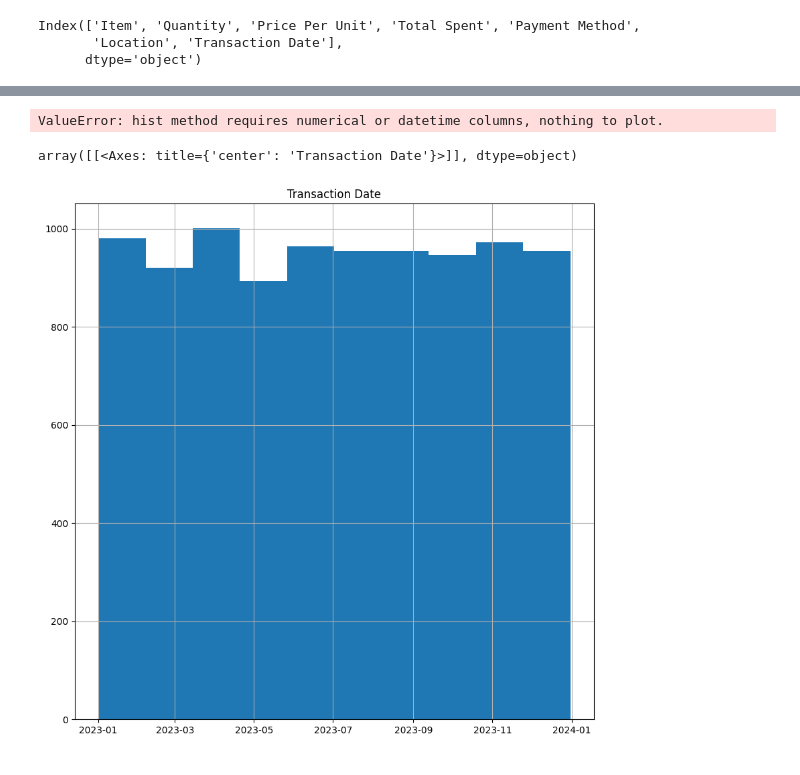
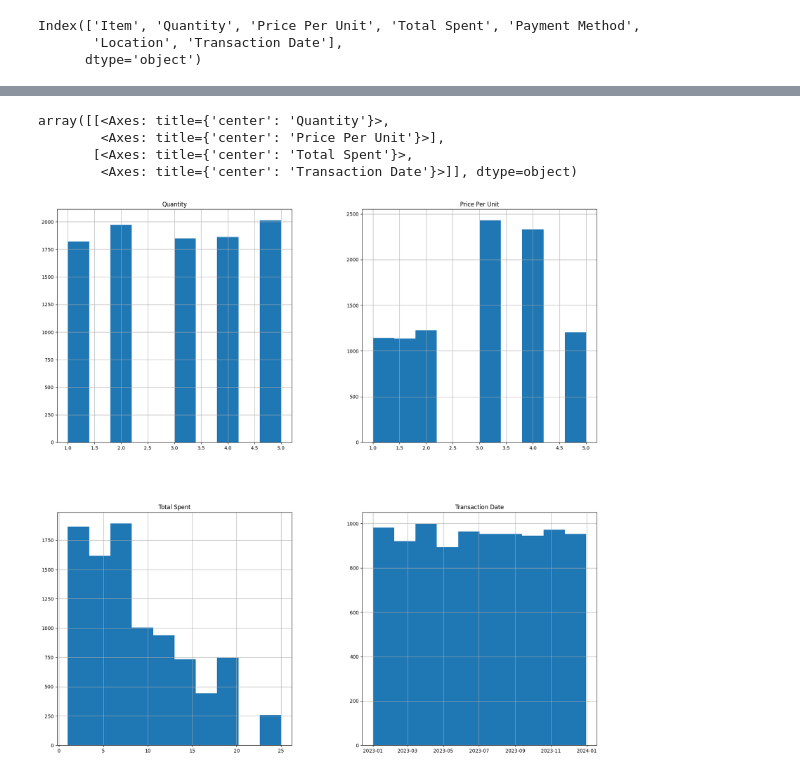
Before and after one commit to sebastianmentor/EOBPAH25KD_Lektion_09, a Jupyter notebook: cafe/cafe.ipynb, the cells around one changed output, grey strips where cells are left out. Cells and saved outputs as stored; diff of their text form; code cells hidden in the pictures.

```diff
--- a/cafe/cafe.ipynb
+++ b/cafe/cafe.ipynb
@@ -136,11 +132,10 @@ memory usage: 547.0+ KB
 # %%
 ## format="%Y%m%d", errors="coerce"
 # %%
-df_no_trans[['Quantity', 'Price Per Unit', 'Total Spent']].hist(figsize=(10,10))
+df_no_trans[['Quantity', 'Price Per Unit', 'Total Spent', 'Transaction Date']].hist(figsize=(20,20))
 # %% [output]
-ValueError: hist method requires numerical or datetime columns, nothing to plot.
+array([[<Axes: title={'center': 'Quantity'}>,
+        <Axes: title={'center': 'Price Per Unit'}>],
+       [<Axes: title={'center': 'Total Spent'}>,
+        <Axes: title={'center': 'Transaction Date'}>]], dtype=object)
+[figure, added]
-# %%
-df_no_trans[['Quantity', 'Price Per Unit', 'Total Spent', 'Transaction Date']].hist(figsize=(10,10))
-# %% [output]
-array([[<Axes: title={'center': 'Transaction Date'}>]], dtype=object)
-[figure, removed]
```
Also changed, not shown: parts of 6 cells of this notebook.
